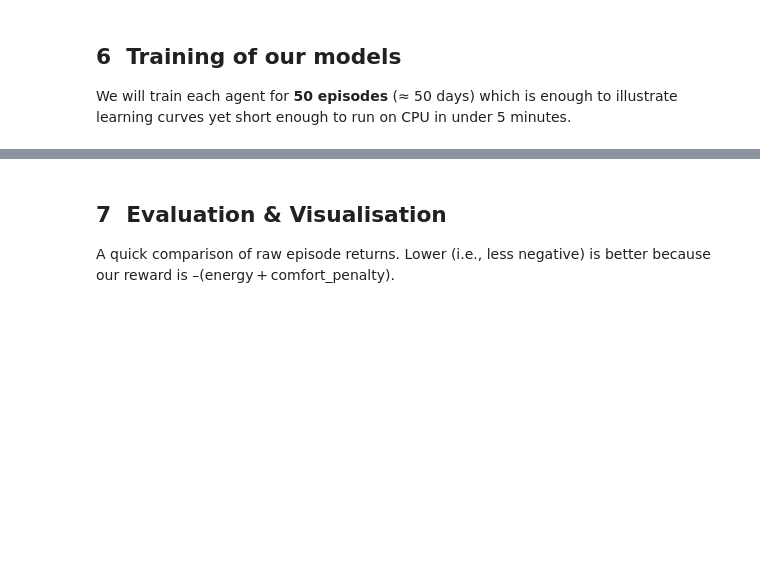
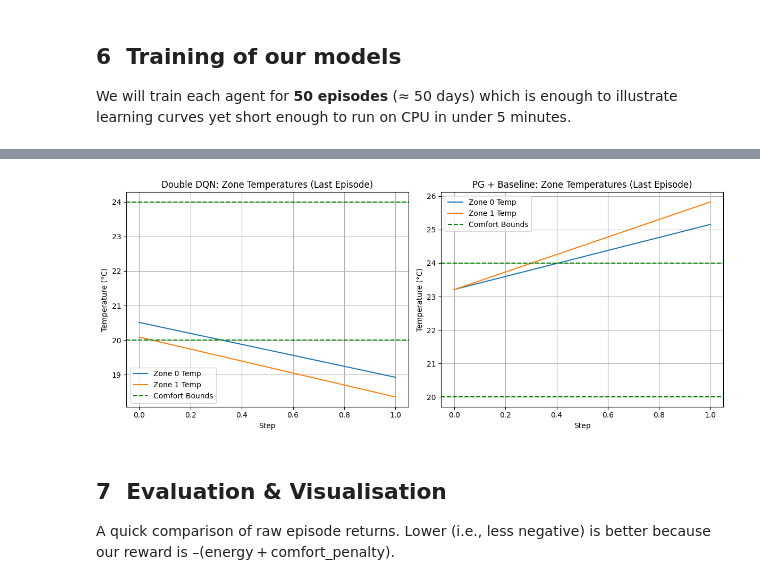
Before and after one commit to naeemhassan09/HVAC-RL-Controllers, a Jupyter notebook: Naeem-20054701-CA.ipynb, the cells around one changed output, grey strips where cells are left out. Cells and saved outputs as stored; diff of their text form; code cells hidden in the pictures; blank space fills up the shorter version.

```diff
--- a/Naeem-20054701-CA.ipynb
+++ b/Naeem-20054701-CA.ipynb
@@ -609,3 +660,34 @@ Episode 040 | Reward:  -295.43
+# %%
+# Plot zone temperature trajectories for the last episode
+plt.figure(figsize=(12, 5))
+plt.subplot(1, 2, 1)
+last_dqn_temps = np.array(dqn_zone_temps[-1])  # Last episode
+plt.plot(last_dqn_temps[:, 0], label="Zone 0 Temp", color="#1f77b4")
+plt.plot(last_dqn_temps[:, 1], label="Zone 1 Temp", color="#ff7f0e")
+plt.axhline(20, color="green", linestyle="--", label="Comfort Bounds")
+plt.axhline(24, color="green", linestyle="--")
+plt.xlabel("Step")
+plt.ylabel("Temperature (°C)")
+plt.title("Double DQN: Zone Temperatures (Last Episode)")
+plt.legend()
+plt.grid(True)
+
+plt.subplot(1, 2, 2)
+last_pg_temps = np.array(pg_zone_temps[-1])  # Last episode
+plt.plot(last_pg_temps[:, 0], label="Zone 0 Temp", color="#1f77b4")
+plt.plot(last_pg_temps[:, 1], label="Zone 1 Temp", color="#ff7f0e")
+plt.axhline(20, color="green", linestyle="--", label="Comfort Bounds")
+plt.axhline(24, color="green", linestyle="--")
+plt.xlabel("Step")
+plt.ylabel("Temperature (°C)")
+plt.title("PG + Baseline: Zone Temperatures (Last Episode)")
+plt.legend()
+plt.grid(True)
+
+plt.tight_layout()
+plt.show()
+# %% [output]
+[figure, added]
 # %% [markdown]
 ## 7  Evaluation & Visualisation
 A quick comparison of raw episode returns.  Lower (i.e., less negative)
```
Also changed, not shown: parts of 6 cells of this notebook.
